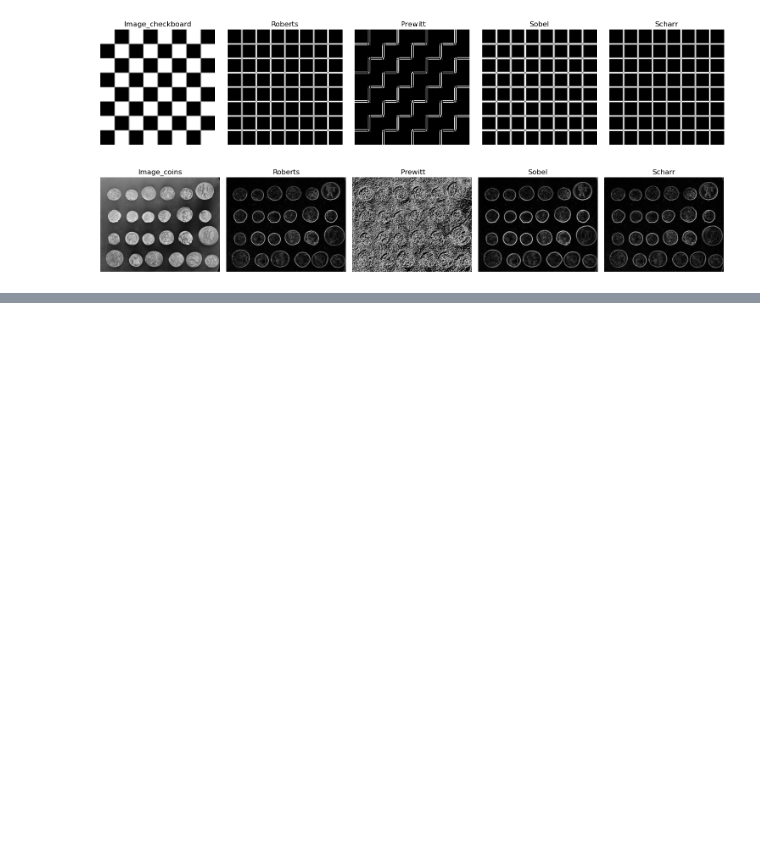
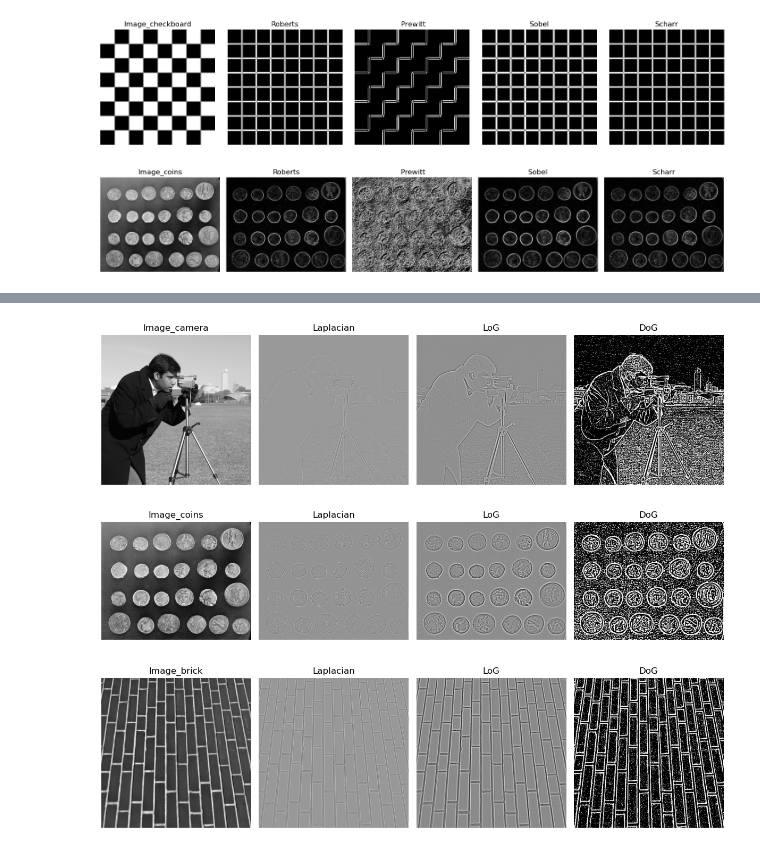
Before and after one commit to apkmannava/machine_learning_apk, a Jupyter notebook: HandCrafterFIlters.ipynb, the cells around one changed output, grey strips where cells are left out. Drawn from its saved outputs; the diff is of its cells as text; code cells hidden in the pictures; blank space fills up the shorter version.

Commit message:
canny edge filter and log dog laplacian

```diff
--- a/HandCrafterFIlters.ipynb
+++ b/HandCrafterFIlters.ipynb
@@ -154,0 +164,47 @@ for i in range(len(images)):
+# %%
+# Improved: Use image_dict, user can select images, and avoid subplot index errors
+# Example: selected_images = ['Image_camera', 'Image_coins', 'Image_brick']
+selected_images = ['Image_camera', 'Image_coins', 'Image_brick']  # <-- change as needed
+
+for name in selected_images:
+    image = image_dict[name]
+
+    # Laplacian
+    laplacian = cv2.Laplacian(image, cv2.CV_64F)
+
+    # LoG
+    blurred = cv2.GaussianBlur(image, (5, 5), 0)
+    log = cv2.Laplacian(blurred, cv2.CV_64F)
+
+    # DoG
+    gaussian1 = cv2.GaussianBlur(image, (5, 5), 1)
+    gaussian2 = cv2.GaussianBlur(image, (5, 5), 2)
+    dog = gaussian1 - gaussian2
+
+    plt.figure(figsize=(12, 9))
+    plt.subplot(1, 4, 1)
+    plt.imshow(image, cmap='gray')
+    plt.title(name)
+    plt.axis('off')
+
+    plt.subplot(1, 4, 2)
+    plt.imshow(laplacian, cmap='gray')
+    plt.title('Laplacian')
+    plt.axis('off')
+
+    plt.subplot(1, 4, 3)
+    plt.imshow(log, cmap='gray')
+    plt.title('LoG')
+    plt.axis('off')
+
+    plt.subplot(1, 4, 4)
+    plt.imshow(dog, cmap='gray')
+    plt.title('DoG')
+    plt.axis('off')
+
+    plt.tight_layout()
+    plt.show()
+# %% [output]
+[figure, added]
+[figure, added]
+[figure, added]
```
Also changed, not shown: parts of 2 cells of this notebook.
